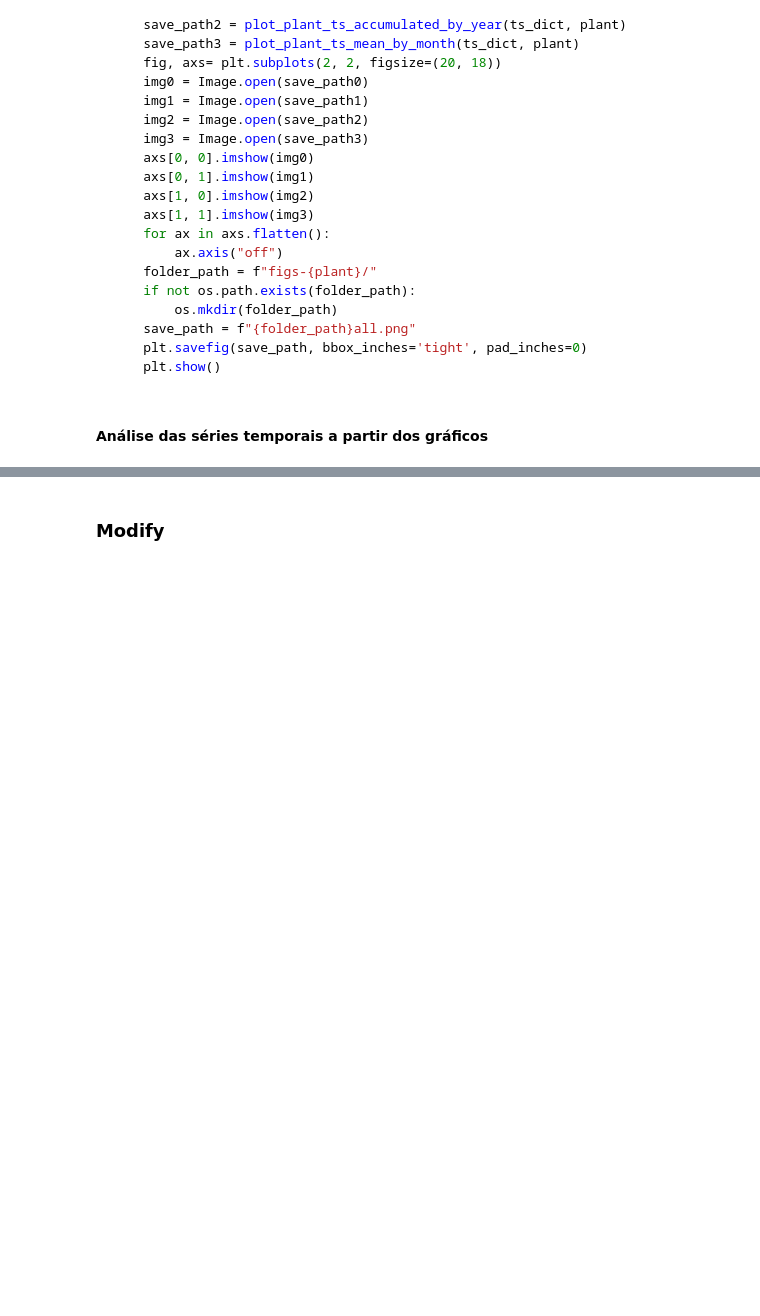
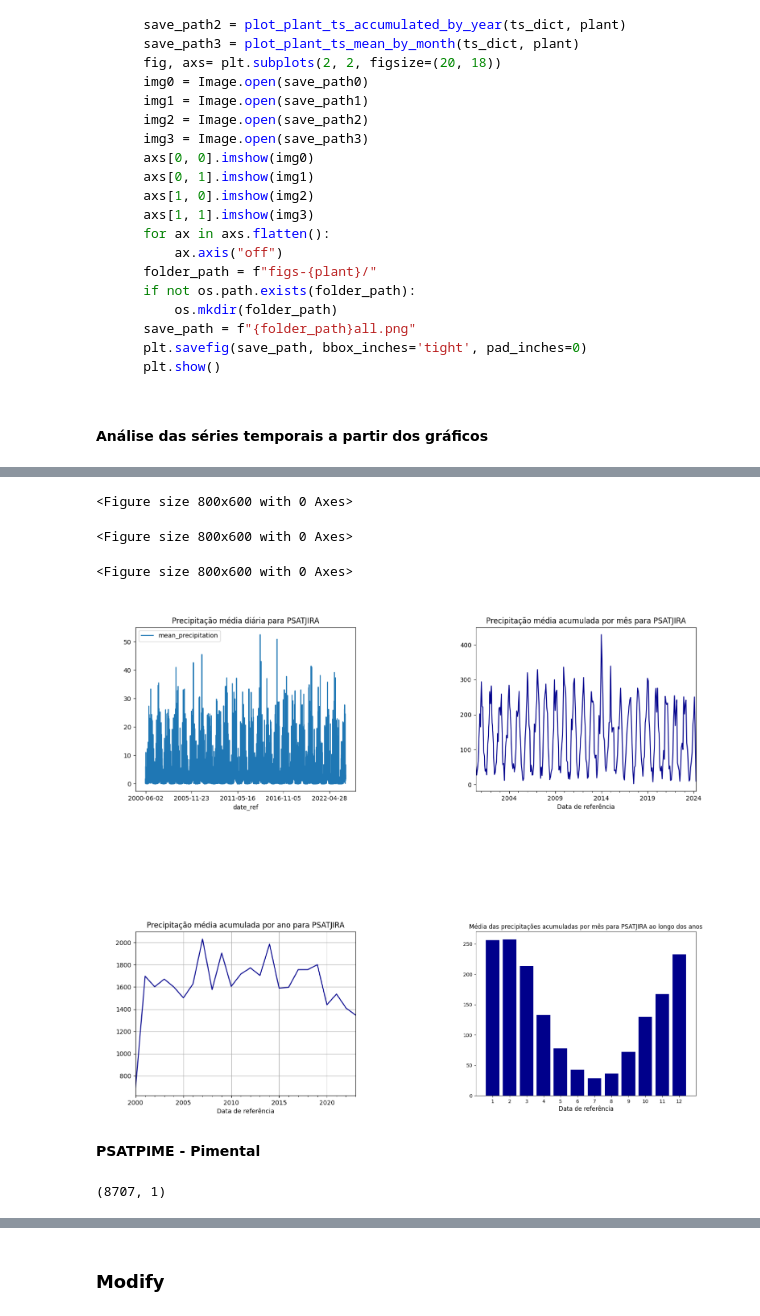
Before and after one commit to Samirnunes/desafio-casa-dos-ventos-ged-20, a Jupyter notebook: src/report.ipynb, the cells around one changed output, grey strips where cells are left out. Saved outputs shown, nothing was run; the diff lists cells and outputs as text; code cells hidden in the pictures; blank space fills up the shorter version.

```diff
--- a/src/report.ipynb
+++ b/src/report.ipynb
@@ -197,0 +525,9 @@ for plant in plants:
+# %%
+precipitation_plots(ts_dict, "PSATJIRA")
+# %% [output]
+<Figure size 800x600 with 0 Axes>
+<Figure size 800x600 with 0 Axes>
+<Figure size 800x600 with 0 Axes>
+[figure, added]
+# %% [markdown]
+__PSATPIME - Pimental__
@@ -197,0 +536,4 @@ for plant in plants:
+# %%
+df.shape
+# %% [output]
+(8707, 1)
```
Also changed, not shown: parts of 62 cells of this notebook.
